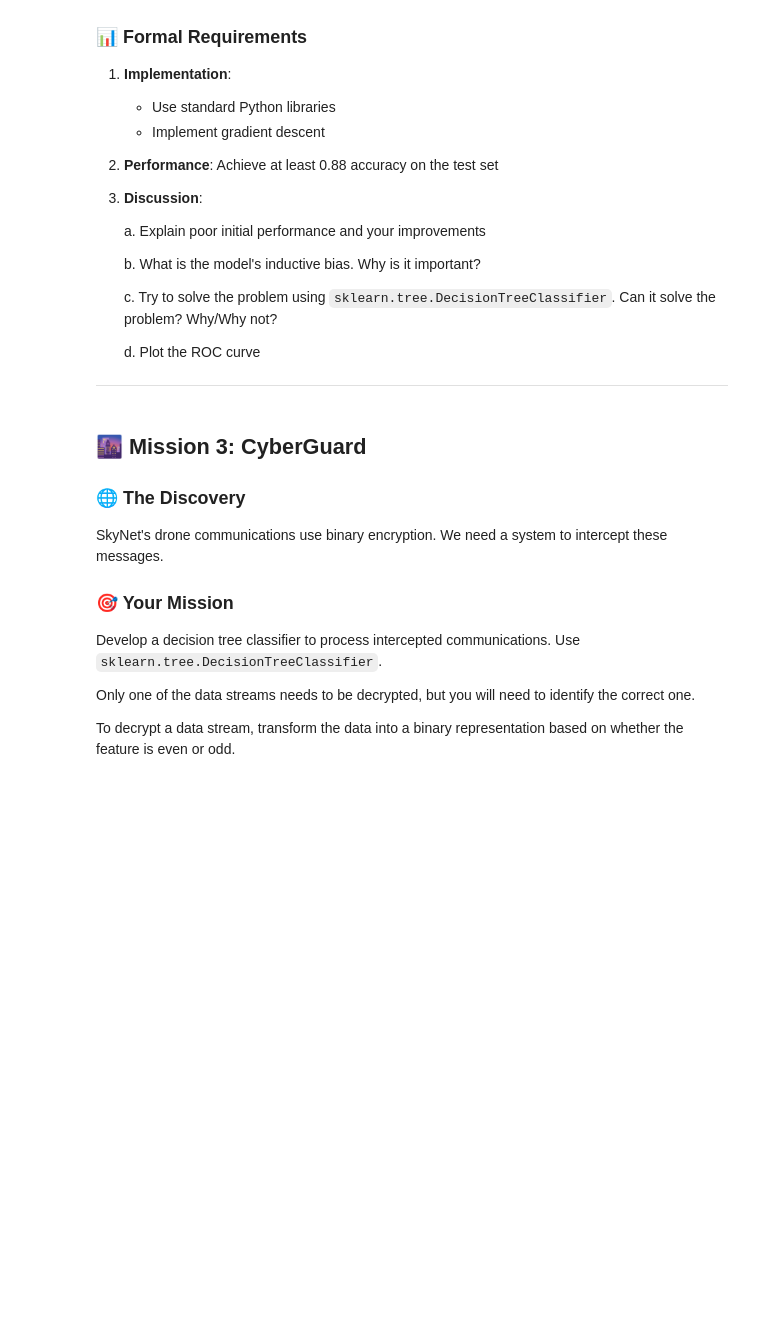
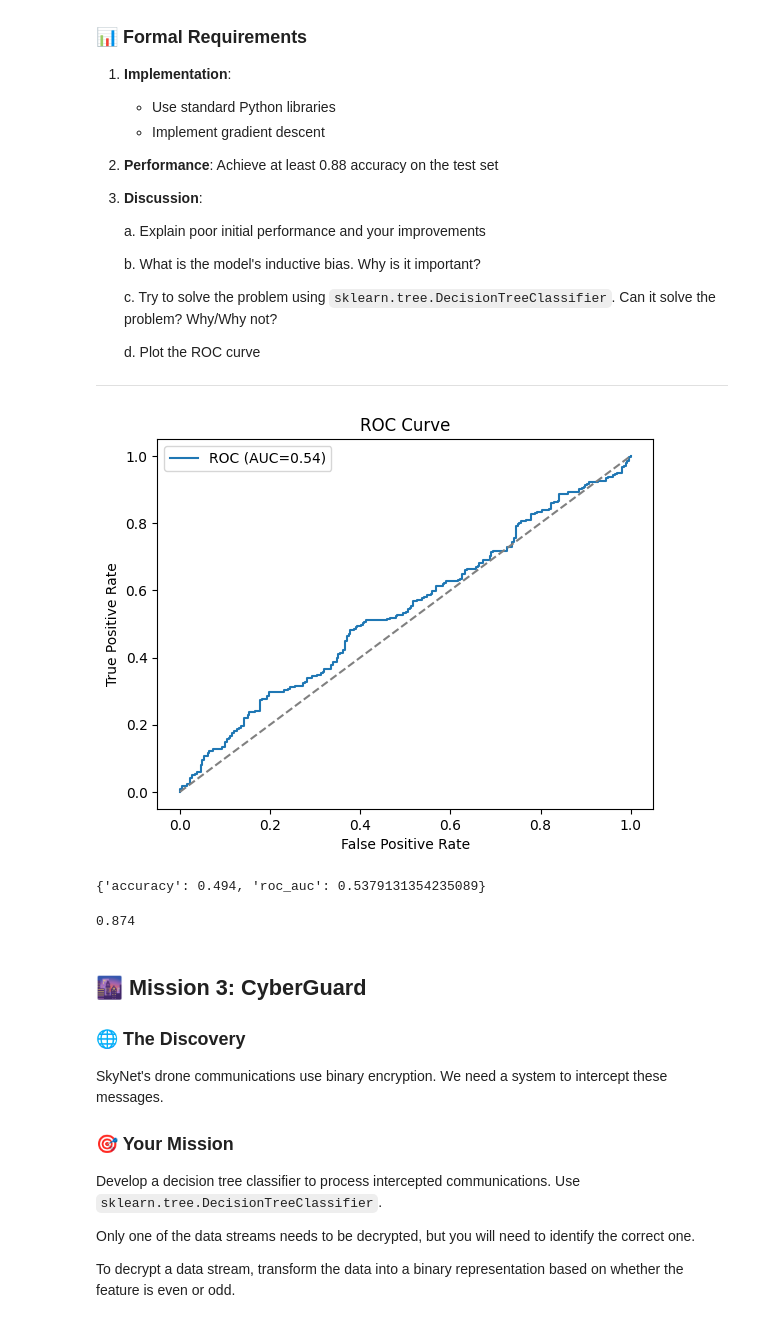
Before and after one commit to flippi321/TDT4172-Introduction-to-Machine-Learning, a Jupyter notebook: Assignment 1/Chapter_1.ipynb, the cells around one changed output. Drawn from its saved outputs; the diff is of its cells as text; code cells hidden in the pictures; blank space fills up the shorter version.

Commit message:
Added a decition tree solutio for task 3

```diff
--- a/Assignment 1/Chapter_1.ipynb
+++ b/Assignment 1/Chapter_1.ipynb
@@ -192,8 +193,11 @@ test_y = test.iloc[:, -2]
 
 lg = LogRegression(train_x.columns.size)
 # %%
-lg.fit(train_x, train_y, lr=5e-4, epoch=100000)
+lg.fit(train_x, train_y, lr=5e-4, epoch=10000)
 
 pred_y = lg.predict(test_x)
 
 lg.measure_accuracy(test_x, test_y, tresh=0.5, plot_roc=True)
+# %% [output]
+[figure, added]
+{'accuracy': 0.494, 'roc_auc': 0.5379131354235089}
@@ -200,3 +206,9 @@ lg.measure_accuracy(test_x, test_y, tresh=0.5, plot_roc=True)
+# %%
+decitionTree = tree.DecisionTreeClassifier()
+decitionTree.fit(train_x, train_y)
+accuracy_score(test_y, decitionTree.predict(test_x, True))
+# %% [output]
+0.874
 # %% [markdown]
 ## 🌆 Mission 3: CyberGuard
 
```
Also changed, not shown: parts of 4 cells of this notebook.
